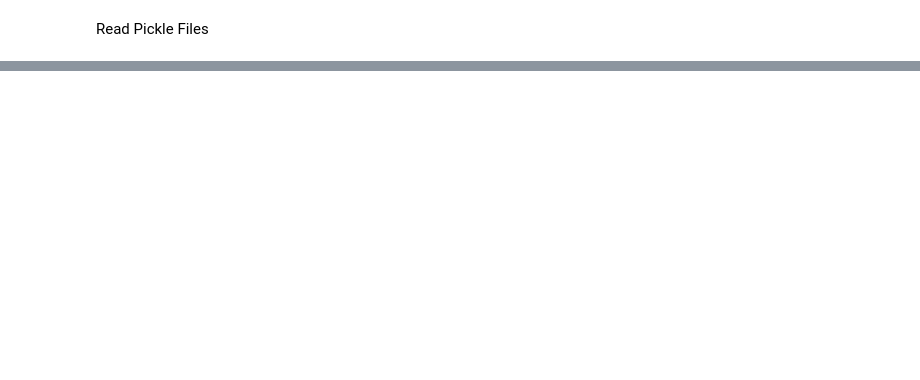
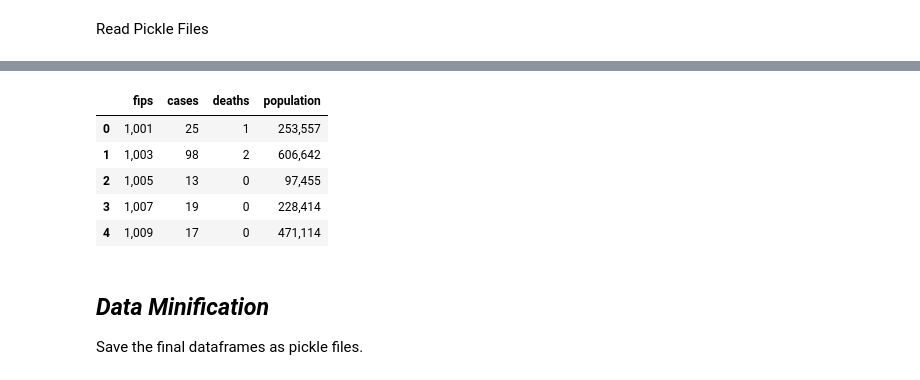
Before and after one commit to CSJohnLee/COVID19_Project, a Jupyter notebook: Lee_EDA.ipynb, the cells around one changed output, grey strips where cells are left out. Saved outputs shown, nothing was run; the diff lists cells and outputs as text; code cells hidden in the pictures; blank space fills up the shorter version.

Commit message:
created population versus cases/deaths df

```diff
--- a/Lee_EDA.ipynb
+++ b/Lee_EDA.ipynb
@@ -332,0 +187,20 @@ pop_cases_10k
+# %%
+#Reading and Filtering Files
+population = pd.read_csv("Data_Raw\\population_by_zip_2010.csv")   #Population by Zip Code Data
+fips_zip = pd.read_excel("Data_Raw\\fips_zip\ZIP_COUNTY_032020.xlsx")  #Conversion between FIPS and ZIP Data
+counties_2 = pd.read_csv("Data_Raw\\us-counties.csv")                  #COVID19 cases/deaths data
+counties_2["date"] = pd.to_datetime(counties_2["date"])
+counties_2["date"] = counties_2["date"].dt.strftime('%B-%d')
+
+#population.head()
+#fips_zip.head()
+#counties_2.head()
+# %%
+#Formatting Population by Zip Code Data
+population_byzip = population[['zipcode','population']]     #Only need zip code and population columns
+
+#Since there are multiple zipcodes with population (males,females,etc..), sum up the population of each zip code and group
+population_byzip = population_byzip.groupby('zipcode').agg('sum')
+population_byzip.head()
+#len(population_byzip)
+#population_byzip[population_byzip.index==66503]     #test out to see your LOCAL zipcode population, 66503 (Manhattan, KS) has 42k people in 2010, sounds reasonable.
@@ -332,0 +227,6 @@ pop_cases_10k
+# %%
+#Formatting COVID19 cases/deaths Data
+counties_2_apr15 = counties_2[counties_2.date=='April-15'][['fips','cases','deaths']]   #only need latest (APril-15) data for FIPS, cases, deaths
+counties_2_apr15 = counties_2_apr15.dropna()  #need to drop NA
+counties_2_apr15.head()
+#len(counties_2_apr15.fips)
@@ -332,0 +235,12 @@ pop_cases_10k
+# %%
+#Merge population by zip with FIPS/ZIPs data to get population by FIPS
+
+pop_zipfips = population_byzip.merge(fips_zip, how='left', left_on='zipcode', right_on='ZIP')    #Merging data
+#pop_zipfips.head()
+population_byfips = pop_zipfips[['population','COUNTY']]                  #drop zip code now, not needed anymore
+
+#Since population data was based on zip codes, there are multiple zip codes per FIPS/County Code.
+#Therefore, group by FIPS code and sum up the population in each FIPS code
+population_byfips = population_byfips.groupby('COUNTY').agg('sum')
+population_byfips.head()
+#len(population_byfips.index.unique())
@@ -332,0 +255,16 @@ pop_cases_10k
+# %%
+#Merge population by FIPS with COVID19 cases/deaths data to get population versus deaths/cases
+
+casedeath_pop = counties_2_apr15.merge(population_byfips, how='left', left_on = 'fips', right_on = 'COUNTY')   #Merging data
+casedeath_pop.head()
+#len(casedeath_pop)
+# %% [output]
+|  | fips | cases | deaths | population |
+| 0 | 1,001 | 25 | 1 | 253,557 |
+| 1 | 1,003 | 98 | 2 | 606,642 |
+| 2 | 1,005 | 13 | 0 | 97,455 |
+| 3 | 1,007 | 19 | 0 | 228,414 |
+| 4 | 1,009 | 17 | 0 | 471,114 |
+# %% [markdown]
+## *Data Minification*
+Save the final dataframes as pickle files.
```
Also changed, not shown: parts of 49 cells of this notebook, 1 other file.
